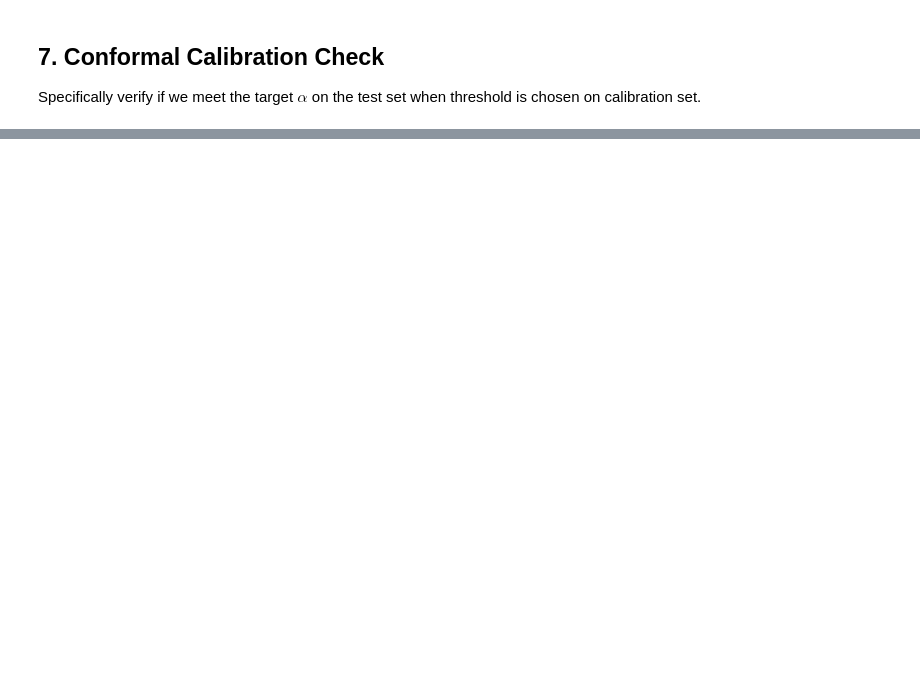
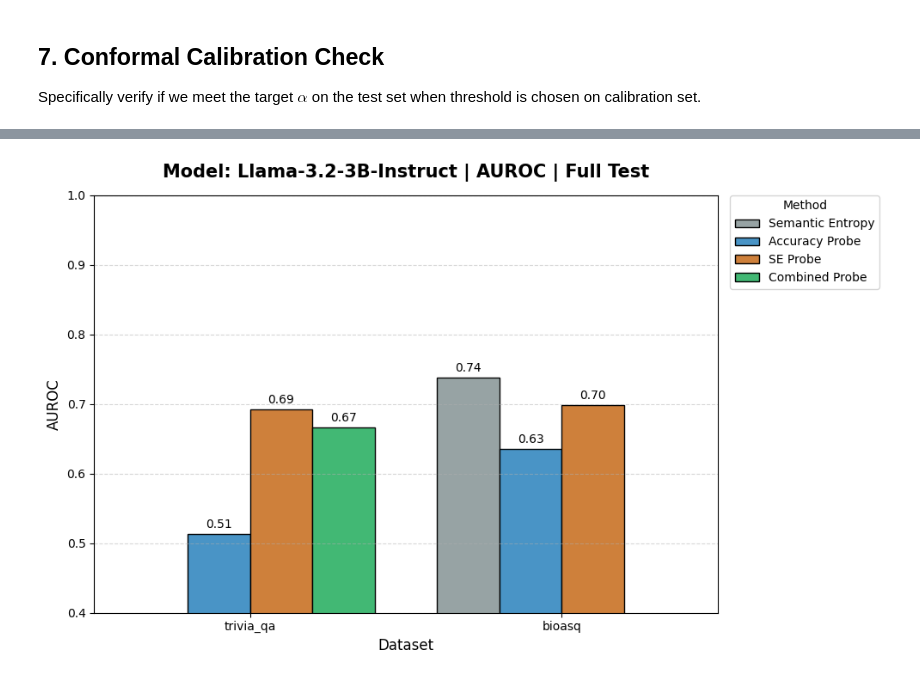
Before and after one commit to ed-phillips/conformal-probes, a Jupyter notebook: notebooks/paper_analysis.ipynb, the cells around one changed output, grey strips where cells are left out. Saved outputs shown, nothing was run; the diff lists cells and outputs as text; code cells hidden in the pictures; blank space fills up the shorter version.

Commit message:
add x dataset plot

```diff
--- a/notebooks/paper_analysis.ipynb
+++ b/notebooks/paper_analysis.ipynb
@@ -439,0 +411,13 @@ Combined Probe            | Threshold: 0.3226 | Test Risk: 1.000 | Coverage: 0.1
+# %%
+# --- CONFIGURATION ---
+CONFIDENT_QUANTILE = 0.30  # Bottom 30% entropy
+
+# Specify exactly what you want to plot
+TARGET_MODELS = [
+    # "Qwen/Qwen3-1.7B",
+    "meta-llama/Llama-3.2-3B-Instruct",
+]
+TARGET_DATASETS = [
+    "trivia_qa",
+    "bioasq"
+]
@@ -439,0 +611,75 @@ Combined Probe            | Threshold: 0.3226 | Test Risk: 1.000 | Coverage: 0.1
+# %%
+def plot_results(df, metric='AUROC', subset='Full Test'):
+    """
+    Plots results filtering by Metric and Subset.
+    Creates one subplot/figure per Model.
+    """
+    if df.empty:
+        print("No data to plot.")
+        return
+
+    # Filter
+    plot_df = df.copy()
+
+    # Optional: Melt if your DF wasn't long-form (ours is already long-form)
+    # We just need to filter rows
+    plot_df = plot_df.dropna(subset=[metric])
+
+    # Unique Models
+    models = plot_df['Model'].unique()
+
+    palette = {
+        'Semantic Entropy': '#95a5a6',  # Gray
+        'Accuracy Probe': '#3498db',    # Blue
+        'SE Probe': '#e67e22',          # Orange
+        'Combined Probe': '#2ecc71'     # Green
+    }
+
+    for model in models:
+        subset_data = plot_df[
+            (plot_df['Model'] == model) &
+            (plot_df['Subset'] == subset)
+        ]
+
+        if subset_data.empty: continue
+
+        plt.figure(figsize=(10, 6))
+
+        ax = sns.barplot(
+            data=subset_data,
+            x='Dataset',
+            y=metric,
+            hue='Method',
+            palette=palette,
+            edgecolor='black',
+            linewidth=1.0,
+            err_kws={'linewidth': 0} # No error bars for single scalar runs
+        )
+
+        plt.title(f"Model: {model} | {metric} | {subset}", fontsize=15, fontweight='bold', pad=15)
+        plt.ylim(0.4, 1.0) # Adjust if AUPRC is lower
+        plt.ylabel(metric, fontsize=12)
+        plt.xlabel("Dataset", fontsize=12)
+        plt.legend(title='Method', bbox_to_anchor=(1.02, 1), loc='upper left', borderaxespad=0.)
+        plt.grid(axis='y', linestyle='--', alpha=0.5)
+
+        # Add labels
+        for container in ax.containers:
+            ax.bar_label(container, fmt='%.2f', padding=3, fontsize=10)
+
+        plt.tight_layout()
+        plt.show()
+
+# --- Generate the Plots ---
+
+# 1. Main Result: AUROC on Full Test
+plot_results(df_res, metric='AUROC', subset='Full Test')
+
+# 2. Critical Result: AUROC on Confident Subset
+# (This is where SE should drop, and Probes should stay high)
+plot_results(df_res, metric='AUROC', subset='Confident Subset')
+
+# 3. Supplementary: AUPRC
+plot_results(df_res, metric='AUPRC', subset='Full Test')
+# %% [output]
+[figure, added]
```
Also changed, not shown: parts of 14 cells of this notebook.
